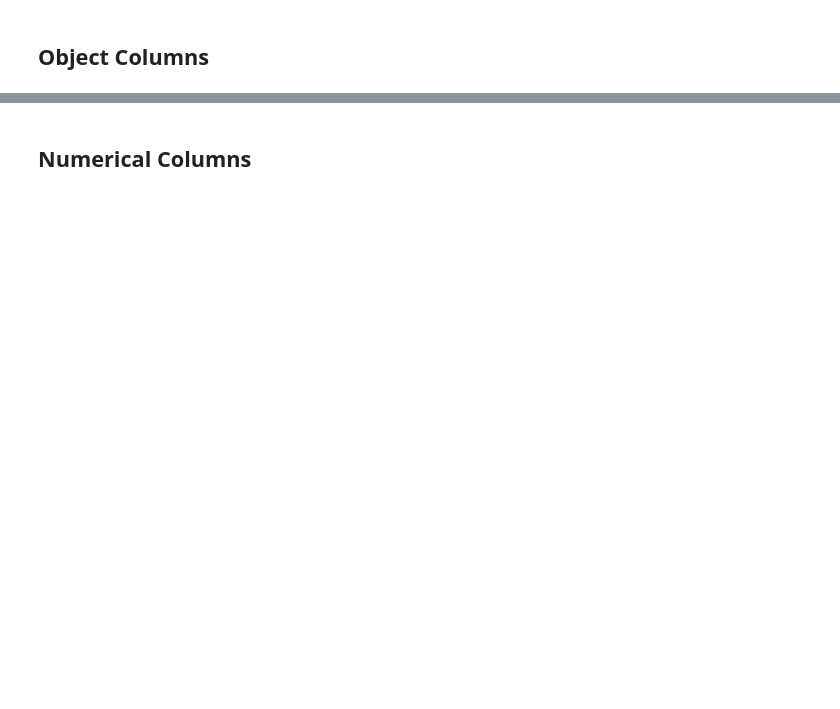
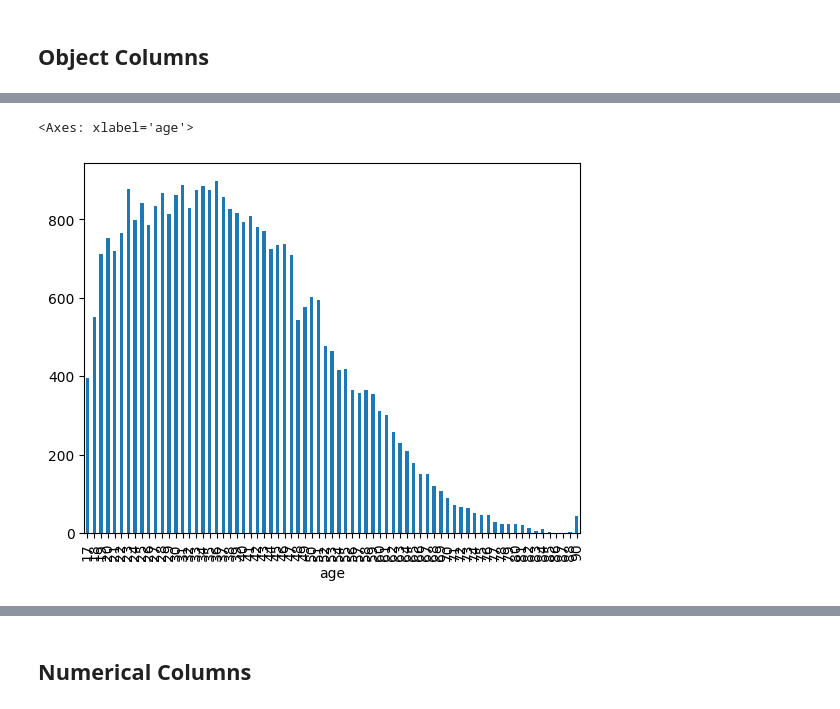
Before and after one commit to thecircuitproject/data-science-jumpstart-with-10-projects-course, a Jupyter notebook: notebooks/02-Income.ipynb, the cells around one changed output, grey strips where cells are left out. Cells and saved outputs as stored; diff of their text form; code cells hidden in the pictures; blank space fills up the shorter version.

```diff
--- a/notebooks/02-Income.ipynb
+++ b/notebooks/02-Income.ipynb
@@ -234,4 +310,12 @@ df.education.value_counts().plot.barh()
 # %%
 # value_counts also works with numbers
-df.age.value_counts().sort_index().plot.bar()
+(df
+ .age
+ .value_counts()
+ .sort_index()
+ .plot.bar()
+)
+# %% [output]
+<Axes: xlabel='age'>
+[figure, added]
 # %%
```
Also changed, not shown: parts of 18 cells of this notebook, 1 other file.
